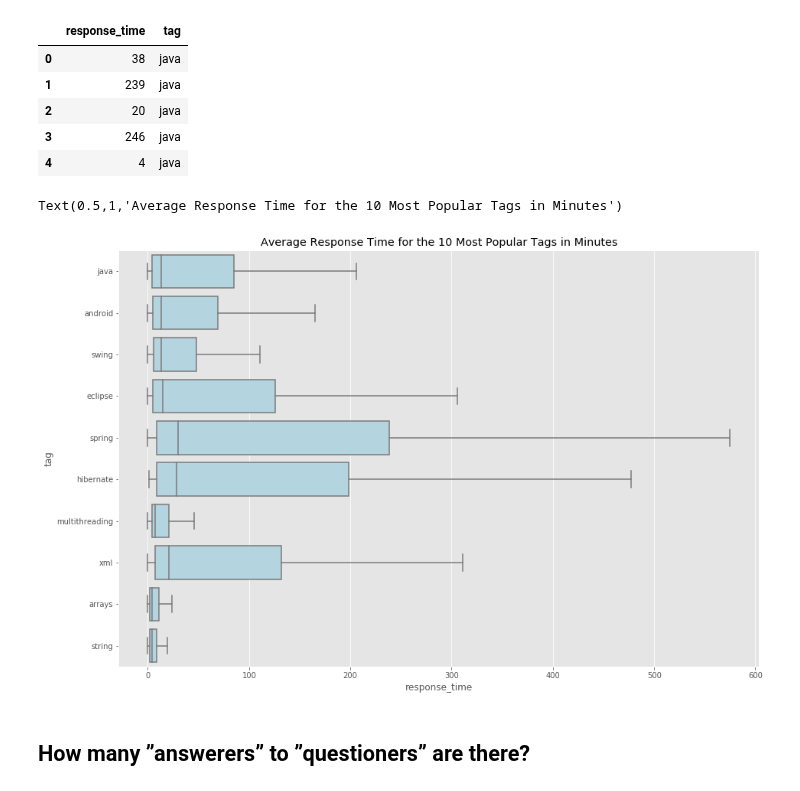
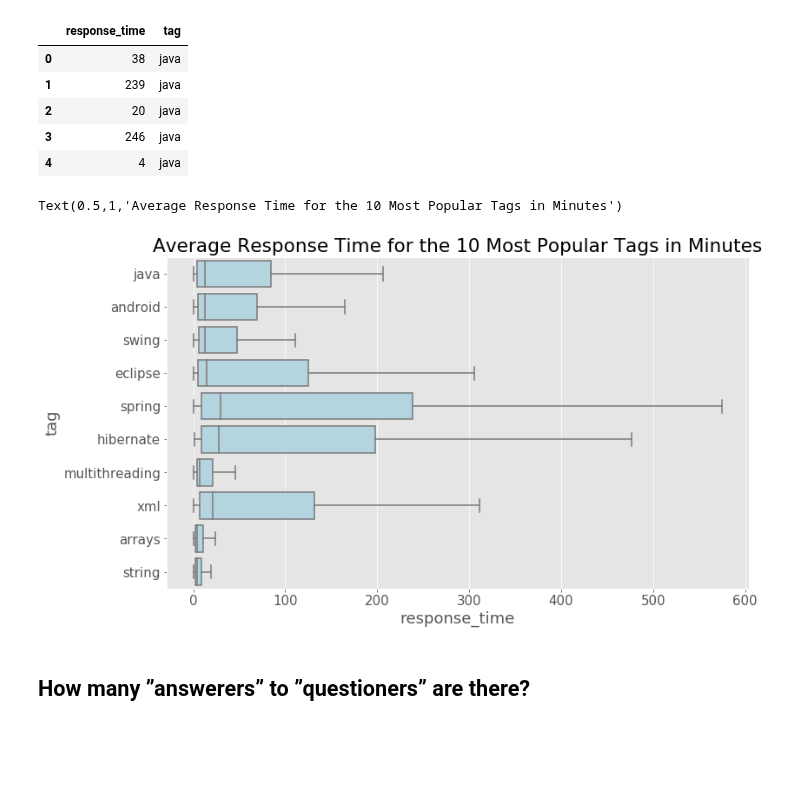
Before and after one commit to MaksimDan/160-Stackoverflow, a Jupyter notebook: source/eda/EDA-master.ipynb, the cells around one changed output. Cells and saved outputs as stored; diff of their text form; code cells hidden in the pictures; blank space fills up the shorter version.

```diff
--- a/source/eda/EDA-master.ipynb
+++ b/source/eda/EDA-master.ipynb
@@ -507,12 +507,13 @@ top_10_tags_df.head()
 | 3 | 246 | java |
 | 4 | 4 | java |
 # %%
-plt.figure(figsize=(15,10))
+plt.figure(figsize=(12,7))
+mpl.rcParams.update({'font.size': 15})
 sns.boxplot(x="response_time", y="tag", data=top_10_tags_df, showfliers=False, palette=['lightblue' for _ in range(len(top_10_tags_df))])
 plt.title('Average Response Time for the 10 Most Popular Tags in Minutes')
 # %% [output]
 Text(0.5,1,'Average Response Time for the 10 Most Popular Tags in Minutes')
-[figure, old version]
+[figure, new version]
 # %% [markdown]
 ## How many ”answerers” to ”questioners” are there?
 # %%
```
Also changed, not shown: 23 other files.
